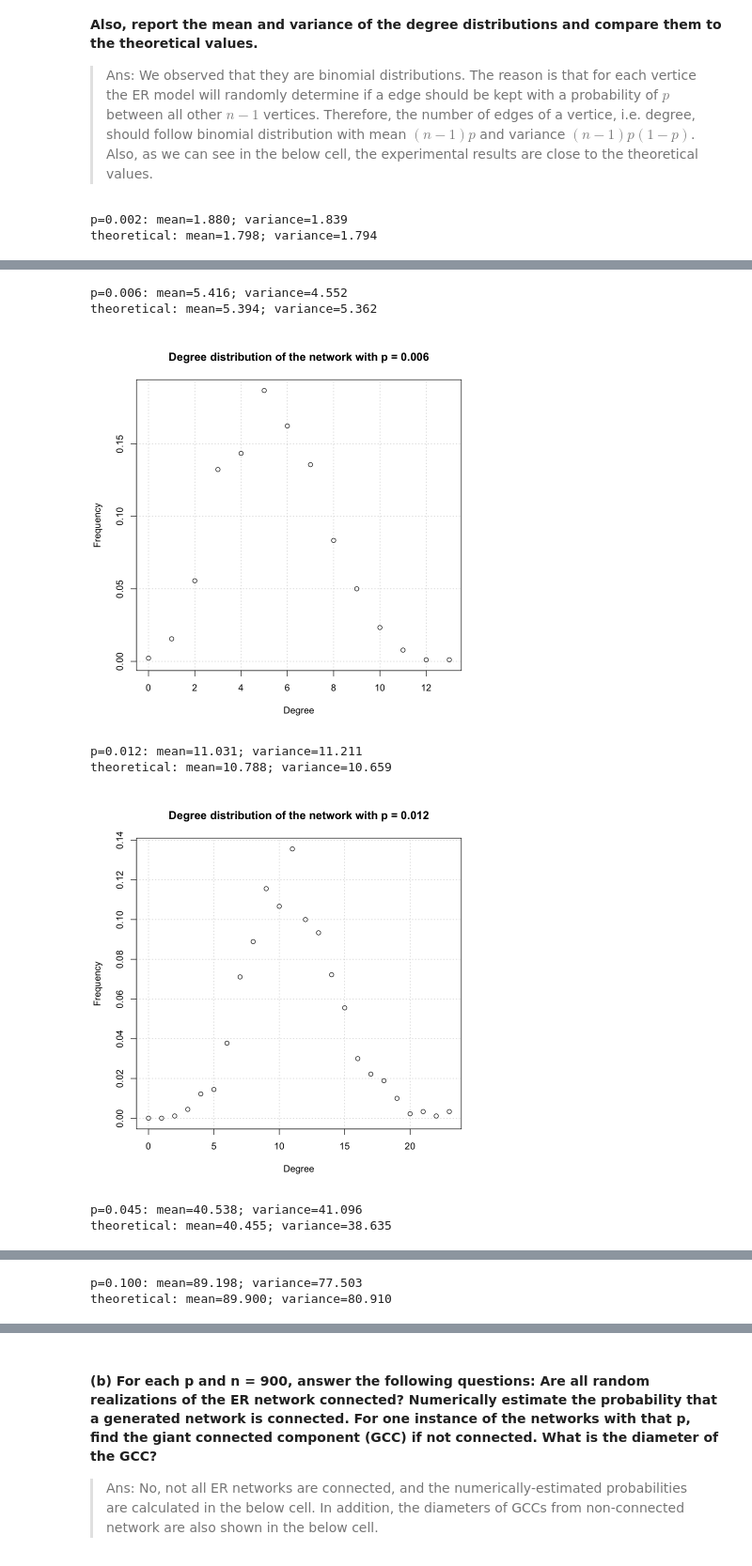
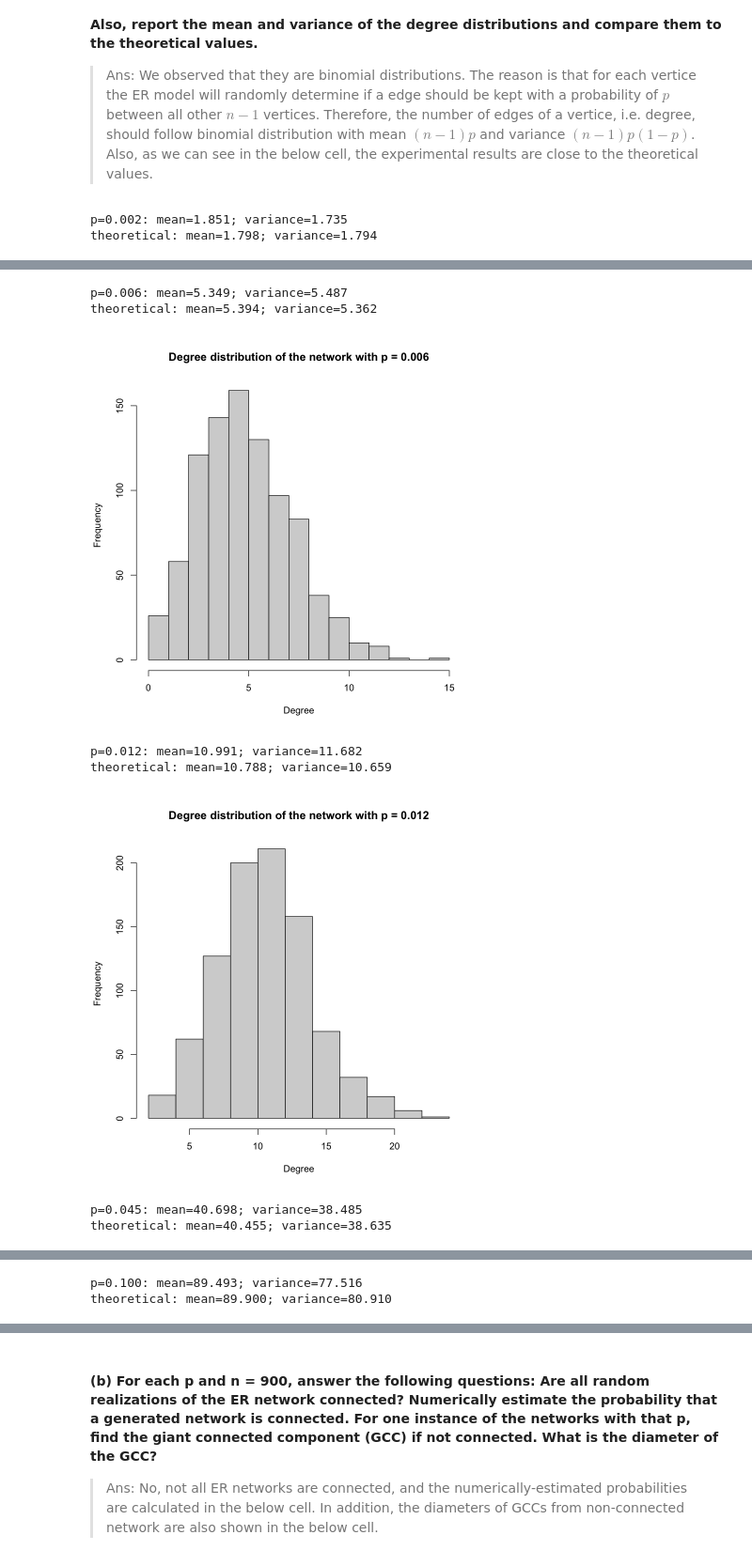
Before and after one commit to kchuang625/ucla-ece-232e-spring-2023-hw, a Jupyter notebook: project1/part1_705668757_905847065_105945588.ipynb, the cells around one changed output, grey strips where cells are left out. Shown at 94% size. Cells and saved outputs as stored; diff of their text form; code cells hidden in the pictures.

Commit message:
replace plot with hist in 1-a

```diff
--- a/project1/part1_705668757_905847065_105945588.ipynb
+++ b/project1/part1_705668757_905847065_105945588.ipynb
@@ -41,17 +41,15 @@ ps <- c(0.002, 0.006, 0.012, 0.045, 0.1)
 
 for (p in ps) {
     g <- sample_gnp(n, p, directed=FALSE)
-    plot(
-        seq_along(degree.distribution(g)) - 1,
-        degree.distribution(g),
+    hist(
+        degree(g),
         main=sprintf("Degree distribution of the network with p = %0.3f", p),
         xlab="Degree",
         ylab="Frequency",
-        grid(),
     )
     fprintf("p=%.3f: mean=%.3f; variance=%.3f\n", p, mean(degree(g)), var(degree(g)))
     fprintf("theoretical: mean=%.3f; variance=%.3f", (n - 1) * p, (n - 1) * p * (1 - p))
 }
 # %% [output]
-p=0.002: mean=1.880; variance=1.839
+p=0.002: mean=1.851; variance=1.735
 theoretical: mean=1.798; variance=1.794
@@ -59,8 +57,8 @@ theoretical: mean=1.798; variance=1.794
-p=0.006: mean=5.416; variance=4.552
+p=0.006: mean=5.349; variance=5.487
 theoretical: mean=5.394; variance=5.362
-[figure, old version]
+[figure, new version]
-p=0.012: mean=11.031; variance=11.211
+p=0.012: mean=10.991; variance=11.682
 theoretical: mean=10.788; variance=10.659
-[figure, old version]
+[figure, new version]
-p=0.045: mean=40.538; variance=41.096
+p=0.045: mean=40.698; variance=38.485
 theoretical: mean=40.455; variance=38.635
@@ -68,2 +66,2 @@ theoretical: mean=40.455; variance=38.635
-p=0.100: mean=89.198; variance=77.503
+p=0.100: mean=89.493; variance=77.516
 theoretical: mean=89.900; variance=80.910
```
Also changed, not shown: parts of 20 cells of this notebook.
